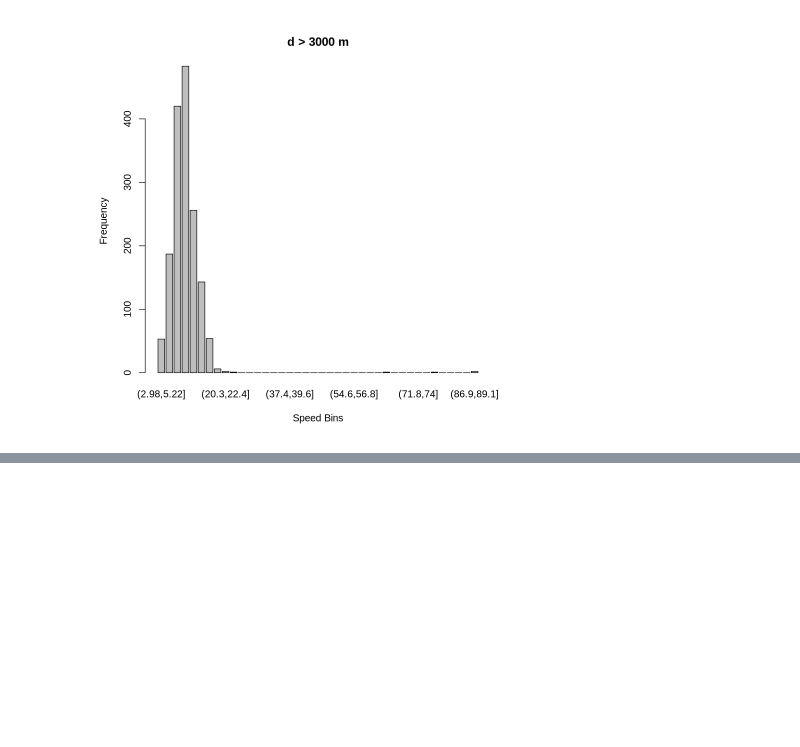
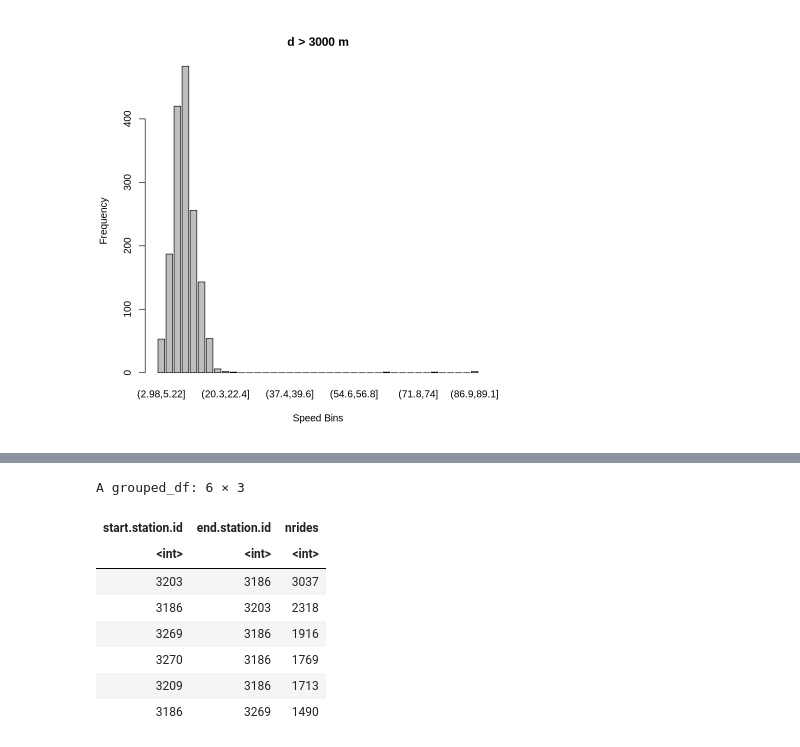
Before and after one commit to pietromalagoli/asp, a Jupyter notebook: code/lab01/Malagoli_Pietro_Lab01.ipynb, the cells around one changed output, grey strips where cells are left out. Drawn from its saved outputs; the diff is of its cells as text; code cells hidden in the pictures; blank space fills up the shorter version.

```diff
--- a/code/lab01/Malagoli_Pietro_Lab01.ipynb
+++ b/code/lab01/Malagoli_Pietro_Lab01.ipynb
@@ -534,0 +604,12 @@ barplot(height = speed_counts,
+# %%
+head(route_count)
+# %% [output]
+A grouped_df: 6 × 3
+| start.station.id | end.station.id | nrides |
+| <int> | <int> | <int> |
+| 3203 | 3186 | 3037 |
+| 3186 | 3203 | 2318 |
+| 3269 | 3186 | 1916 |
+| 3270 | 3186 | 1769 |
+| 3209 | 3186 | 1713 |
+| 3186 | 3269 | 1490 |
```
Also changed, not shown: parts of 6 cells of this notebook.
